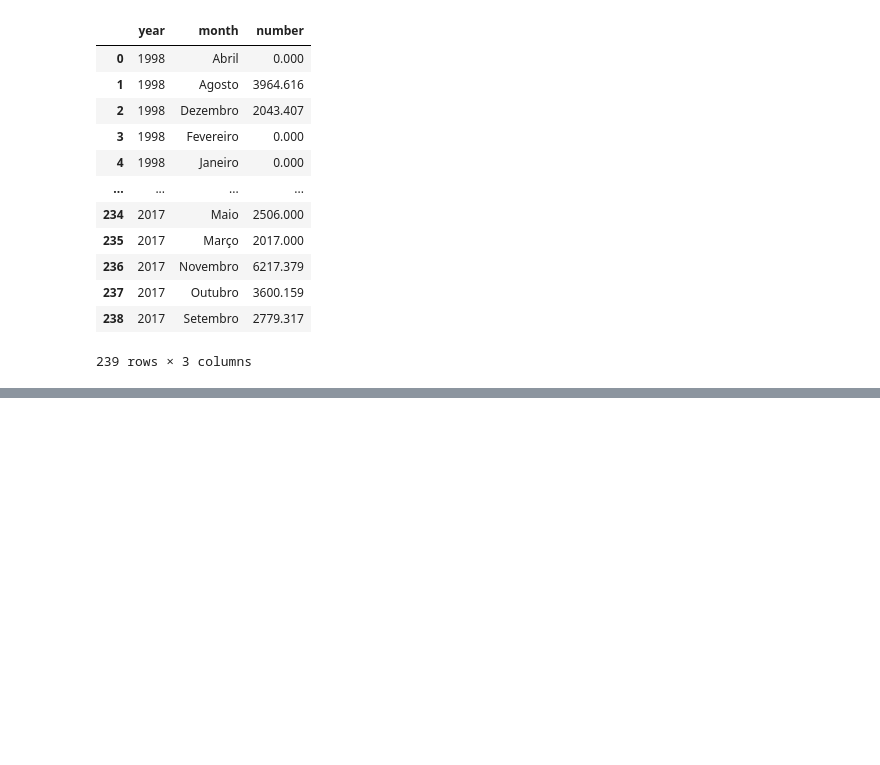
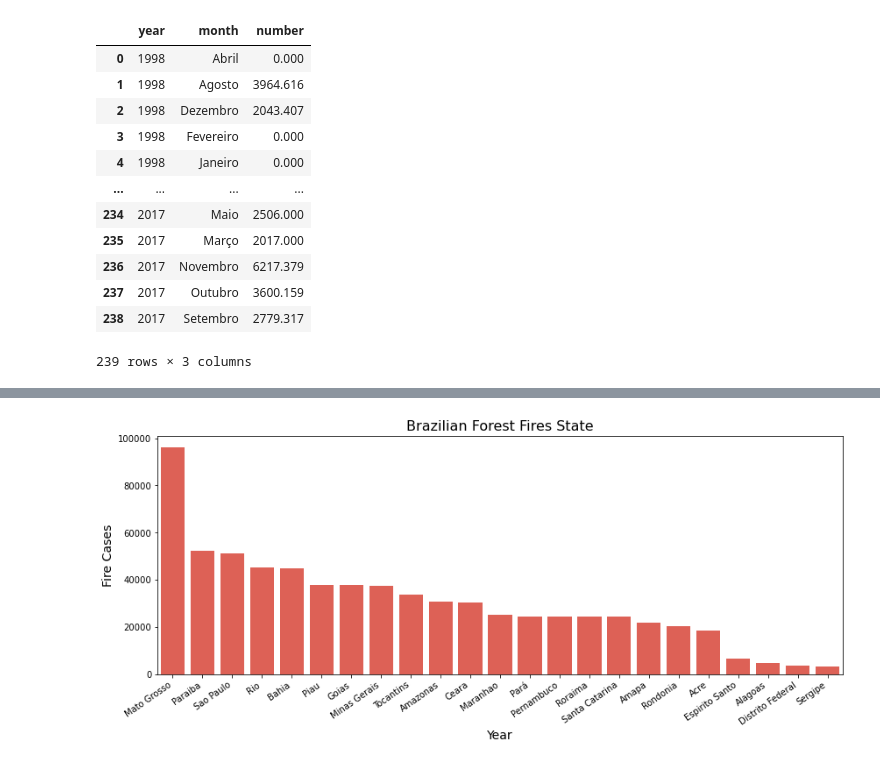
Before and after one commit to ZameromJairo/Python-Ref, a Jupyter notebook: Projeto 9/Case - Brazil forest fires.ipynb, the cells around one changed output, grey strips where cells are left out. Saved outputs shown, nothing was run; the diff lists cells and outputs as text; code cells hidden in the pictures; blank space fills up the shorter version.

```diff
--- a/Projeto 9/Case - Brazil forest fires.ipynb
+++ b/Projeto 9/Case - Brazil forest fires.ipynb
@@ -145,0 +153,4 @@ plt.show()
+# %%
+analysis_state =  data.groupby(by=['state']).sum().reset_index()
+analysis_state = analysis_state[['state','number']].sort_values('number',ascending=False)
+analysis_state
@@ -145,0 +175,17 @@ plt.show()
+# %%
+# Graphic 3
+
+plt.figure(figsize=(14,5))
+
+plt.title('Brazilian Forest Fires State', fontsize = 16)
+
+sns.barplot(data=analysis_state, x = 'state',y = 'number',color='#f44e3f')
+
+plt.xticks(rotation = 35, ha = 'right')
+
+plt.xlabel('Year',fontsize = 14)
+plt.ylabel('Fire Cases',fontsize = 14)
+
+plt.show()
+# %% [output]
+[figure, added]
```
Also changed, not shown: parts of 5 cells of this notebook.
